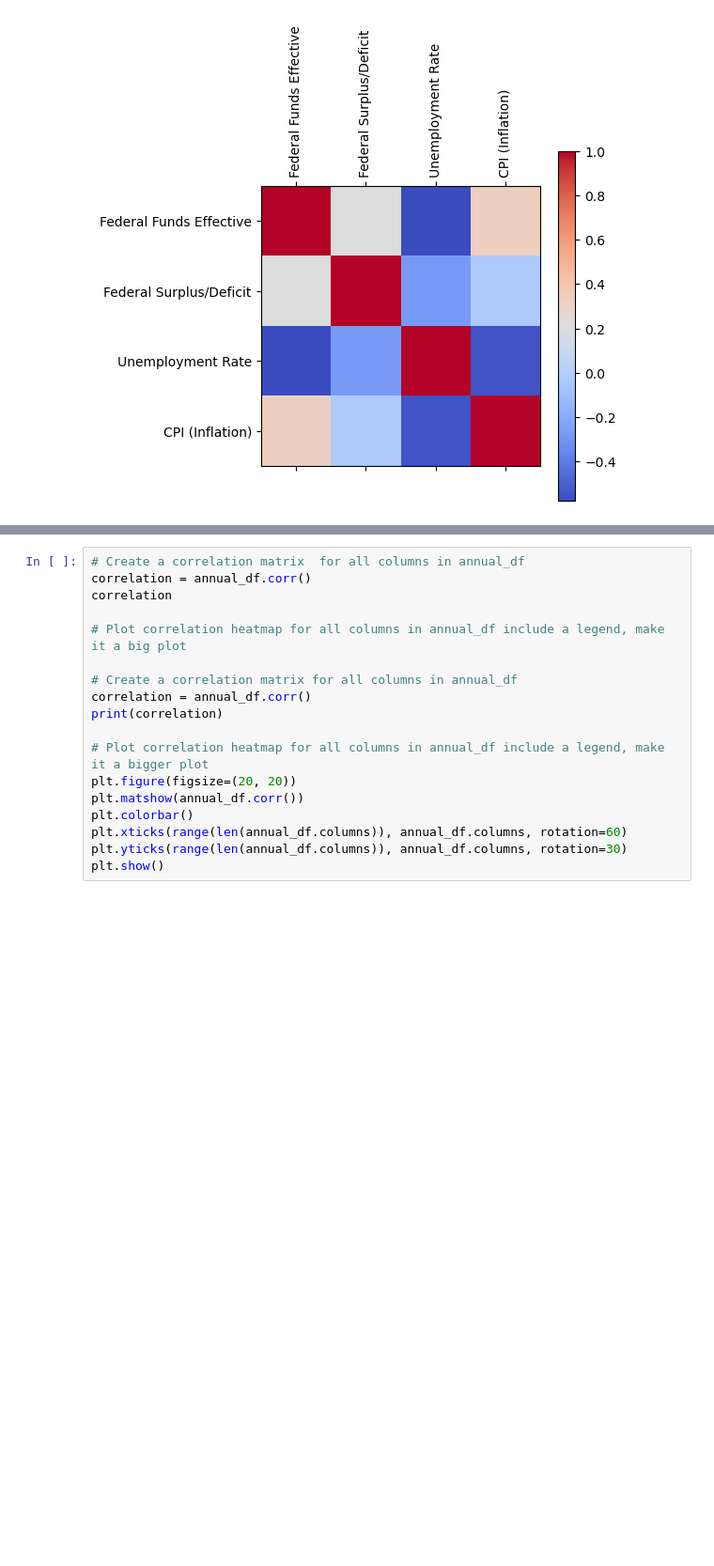
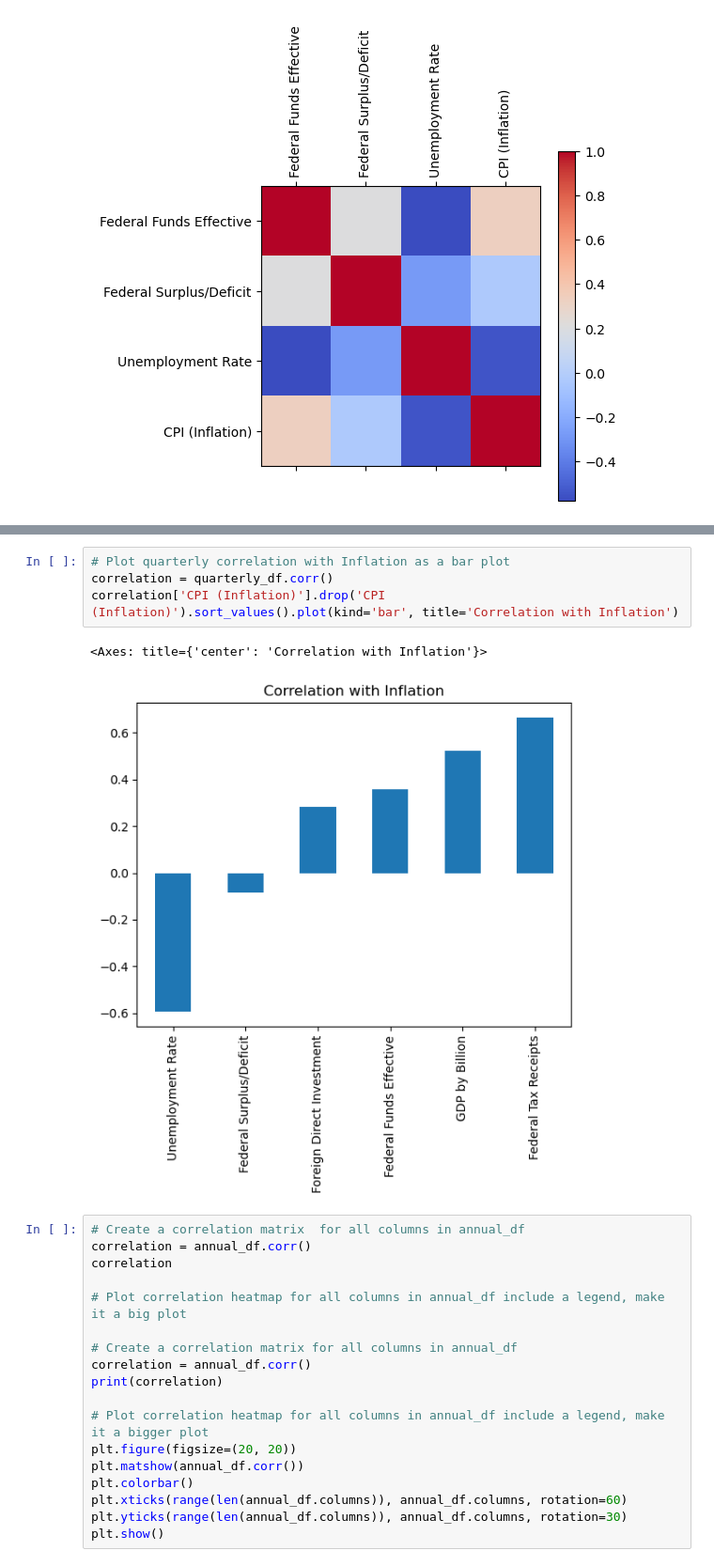
Before and after one commit to jbgraham073/ai_group_project_1, a Jupyter notebook: main.ipynb, the cells around one changed output, grey strips where cells are left out. Shown at 94% size. Drawn from its saved outputs; the diff is of its cells as text; blank space fills up the shorter version.

```diff
--- a/main.ipynb
+++ b/main.ipynb
@@ -206,4 +194,11 @@ plt.yticks(range(len(quarterly_df.columns)), quarterly_df.columns, rotation=30)
 [figure]
+# %%
+# Plot quarterly correlation with Inflation as a bar plot
+correlation = quarterly_df.corr()
+correlation['CPI (Inflation)'].drop('CPI (Inflation)').sort_values().plot(kind='bar', title='Correlation with Inflation')
+# %% [output]
+<Axes: title={'center': 'Correlation with Inflation'}>
+[figure, added]
 # %%
 # Create a correlation matrix  for all columns in annual_df
 correlation = annual_df.corr()
```
Also changed, not shown: parts of 7 cells of this notebook.
